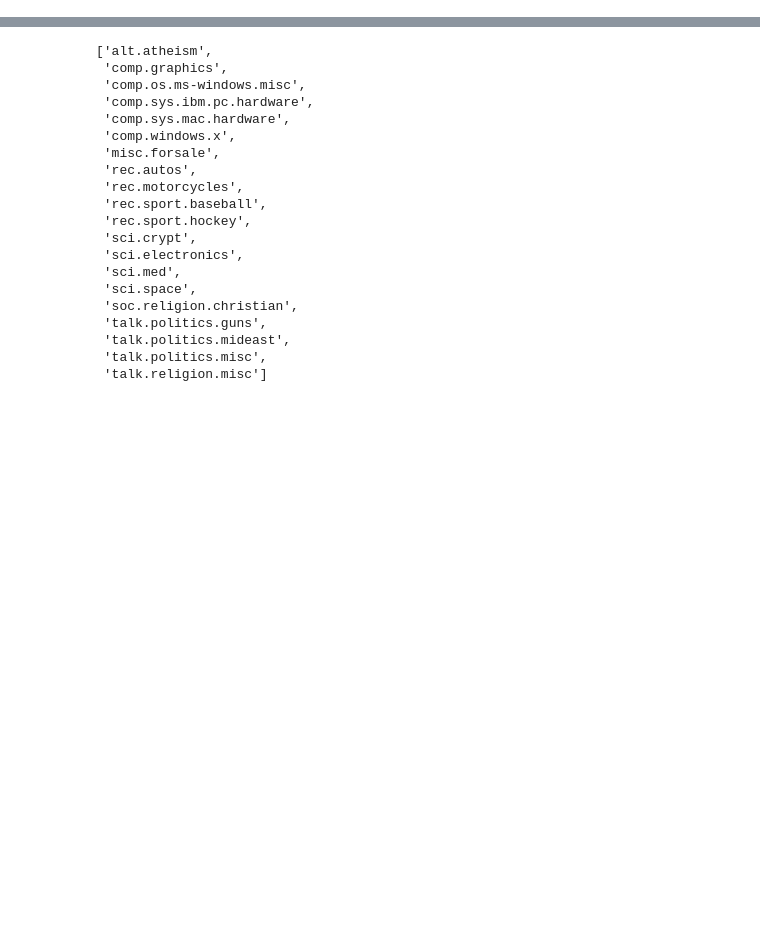
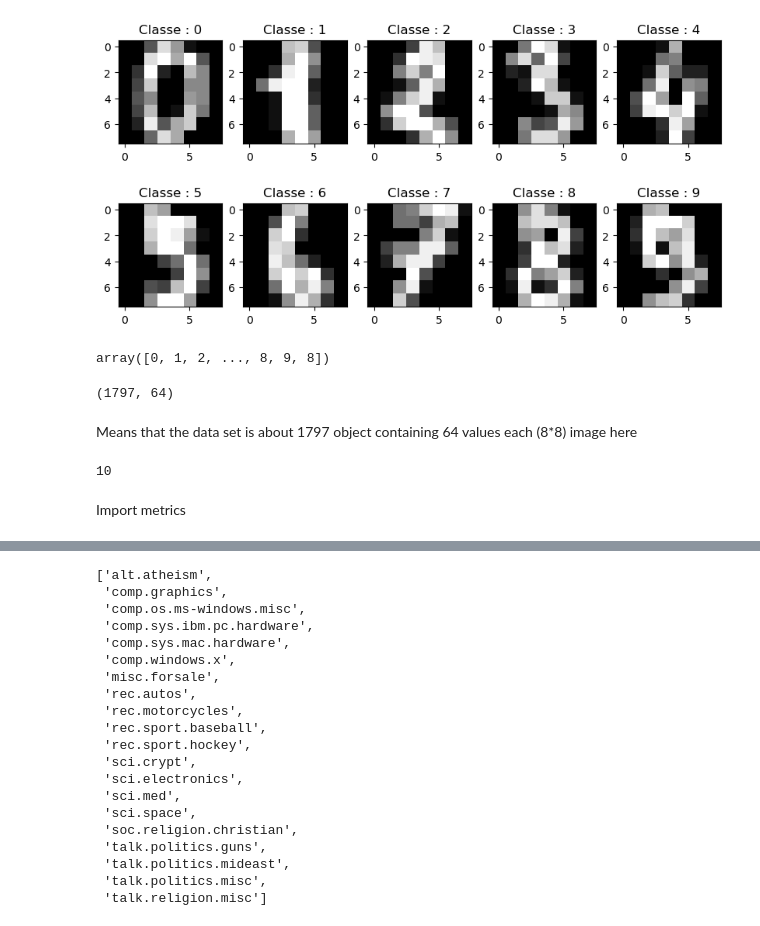
Before and after one commit to FabienS2A/simplon_datai_2025, a Jupyter notebook: notebook/20newsgroup_clust.ipynb, the cells around one changed output, grey strips where cells are left out. Saved outputs shown, nothing was run; the diff lists cells and outputs as text; code cells hidden in the pictures; blank space fills up the shorter version.

```diff
--- a/notebook/20newsgroup_clust.ipynb
+++ b/notebook/20newsgroup_clust.ipynb
@@ -0,0 +1,39 @@
+# %%
+from sklearn.datasets import load_digits
+from sklearn.cluster import KMeans
+from matplotlib import pyplot as plt
+import seaborn as sns
+import numpy as np
+
+# Chargez le jeu de données MNIST
+digits = load_digits()
+X, y = digits["data"], digits["target"]
+
+#X, y = ["data"], ["target"]
+
+# Affichez quelques images
+fig, axes = plt.subplots(2, 5, figsize=(10, 5))
+for i, ax in enumerate(axes.ravel()):  #enumerate() allows to complete the subplot, here with 2*5 elements
+    ax.imshow(X[i].reshape(8, 8), cmap="gray")
+    ax.set_title(f"Classe : {y[i]}")
+plt.show()
+# %% [output]
+[figure, added]
+# %%
+y
+# %% [output]
+array([0, 1, 2, ..., 8, 9, 8])
+# %%
+X.shape
+# %% [output]
+(1797, 64)
+# %% [markdown]
+Means that the data set is about 1797 object containing 64 values each (8*8) image here
+# %%
+actual_cl_len = len(np.unique(y)) #length of y, since we're on ground truth so we need to know the number of cluster we want
+
+actual_cl_len
+# %% [output]
+10
+# %% [markdown]
+Import metrics
```
Also changed, not shown: parts of 25 cells of this notebook, 1 other file.
